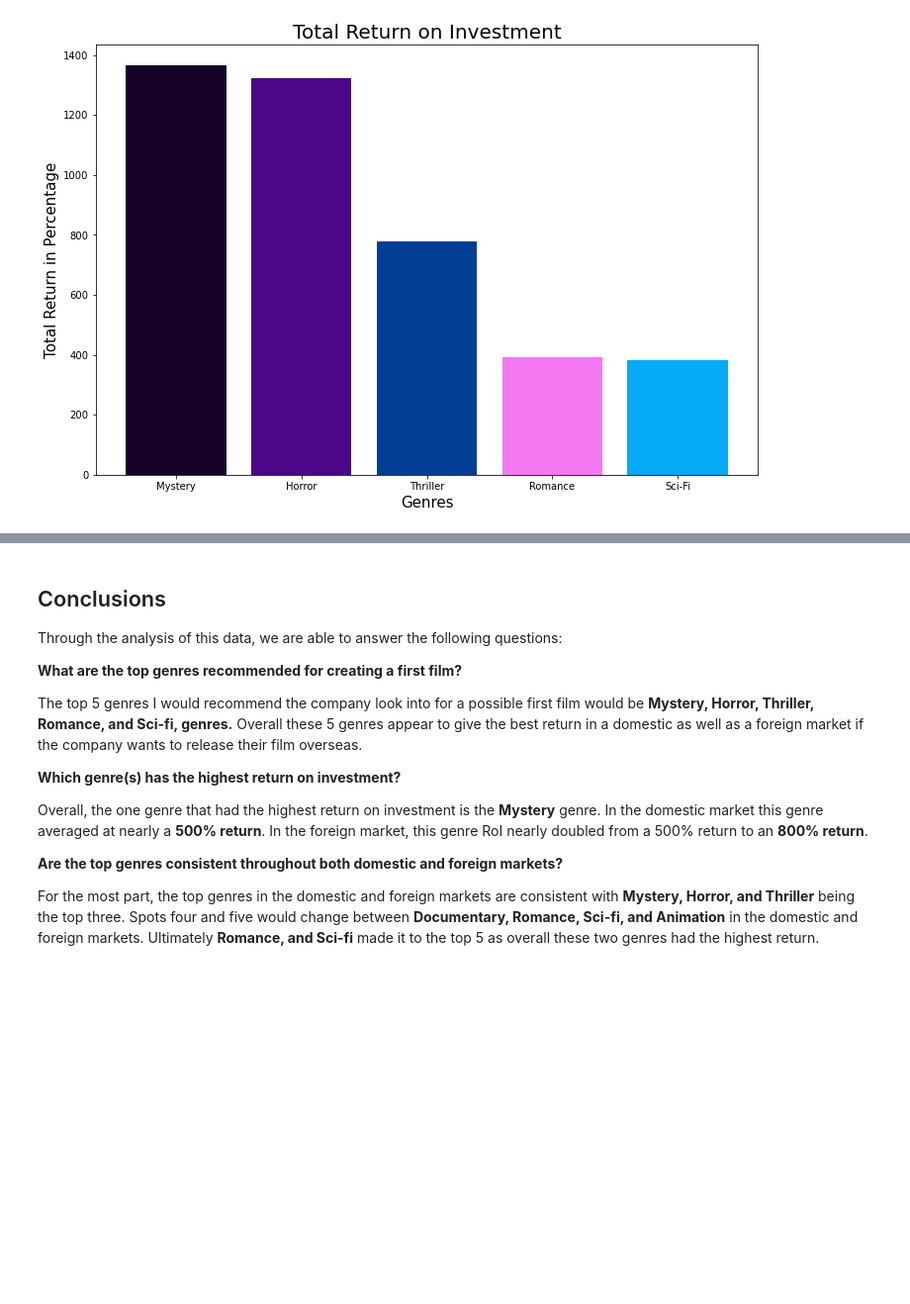
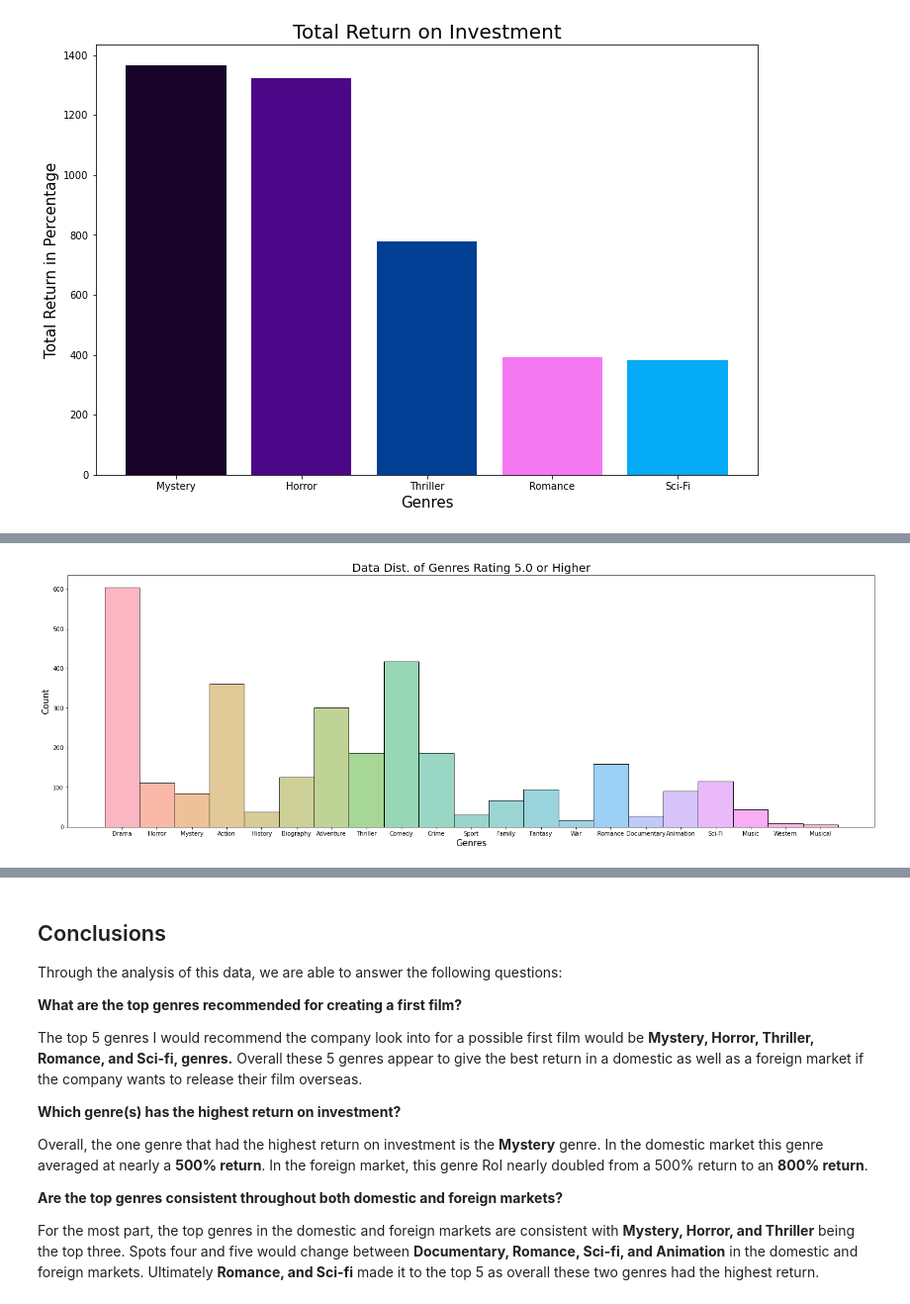
Before and after one commit to JohnNun/successful_films_project, a Jupyter notebook: successful_films_notebook.ipynb, the cells around one changed output, grey strips where cells are left out. Shown at 99% size. Cells and saved outputs as stored; diff of their text form; code cells hidden in the pictures; blank space fills up the shorter version.

```diff
--- a/successful_films_notebook.ipynb
+++ b/successful_films_notebook.ipynb
@@ -312,0 +326,10 @@ ax.legend(bbox_to_anchor=(1, 1));
+# %%
+fig, ax = plt.subplots(figsize=(25, 8))
+
+sns.histplot(data=avg_rating_df, x='genres', hue='genres', legend=False)
+
+ax.set_title('Data Dist. of Genres Rating 5.0 or Higher', fontsize=20)
+ax.set_xlabel('Genres', fontsize=15)
+ax.set_ylabel('Count',fontsize=15);
+# %% [output]
+[figure, added]
```
Also changed, not shown: parts of 3 cells of this notebook.
